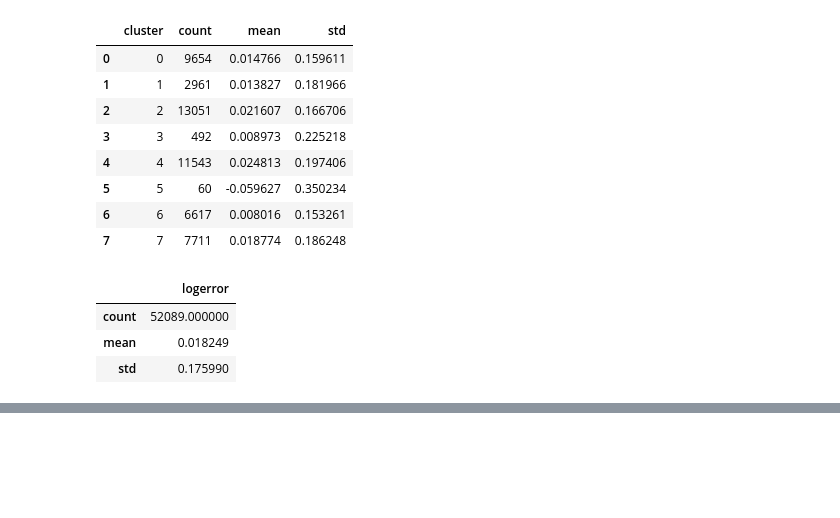
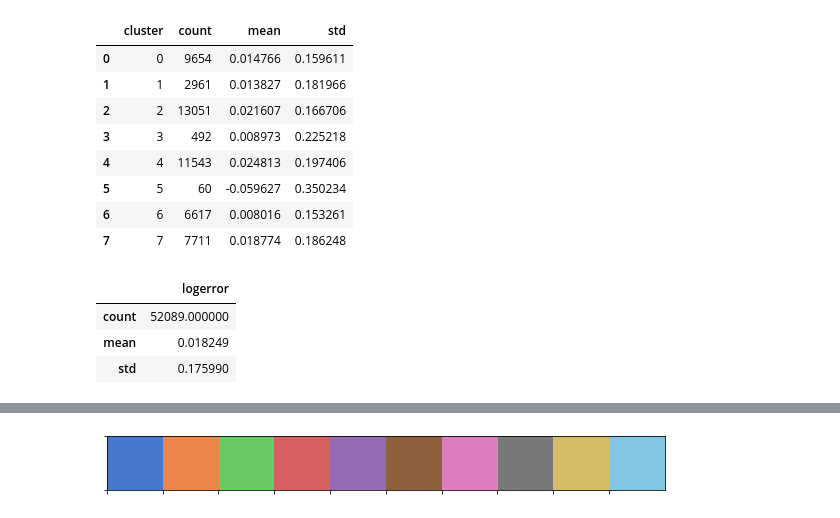
Before and after one commit to BayesEliaSantos/Bayes_P04_Zillow, a Jupyter notebook: kworking.ipynb, the cells around one changed output, grey strips where cells are left out. Drawn from its saved outputs; the diff is of its cells as text; code cells hidden in the pictures; blank space fills up the shorter version.

```diff
--- a/kworking.ipynb
+++ b/kworking.ipynb
@@ -753,0 +803,4 @@ bool_ttest_single_uniq(cluster_y, target_column=dfo.y_column, check_column='clus
+# %%
+sns.palplot(sns.color_palette('muted', n_colors=10, desat=1))
+# %% [output]
+[figure, added]
```
Also changed, not shown: parts of 41 cells of this notebook, 2 other files.
